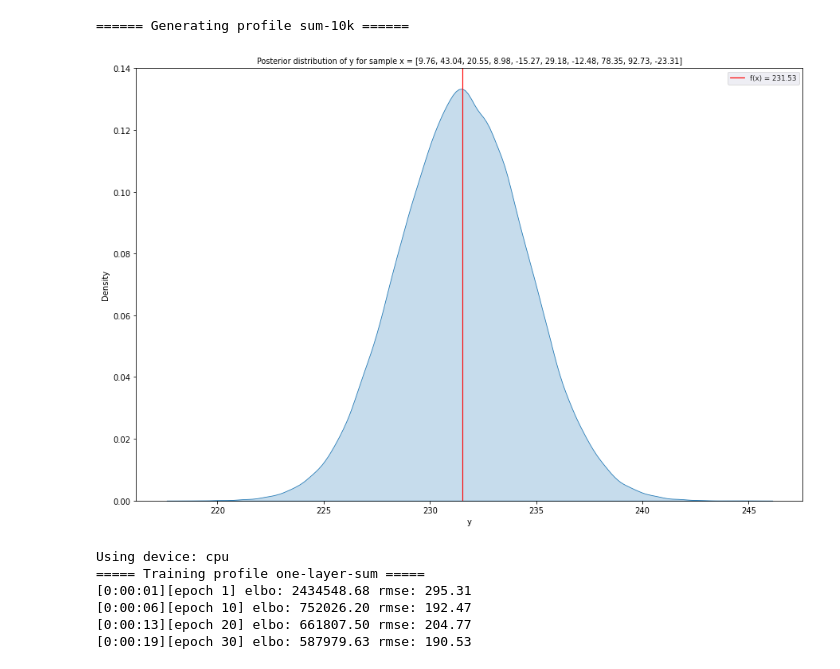
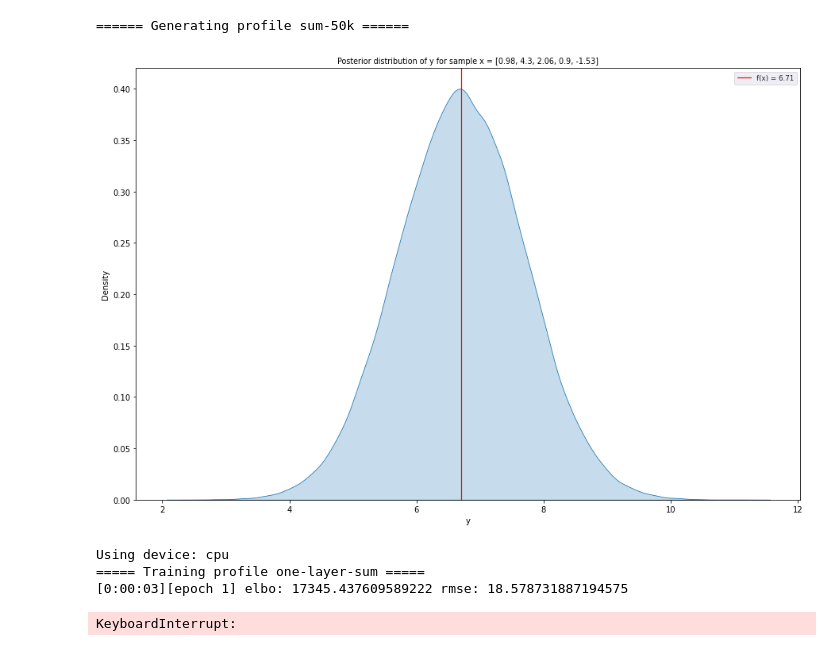
Before and after one commit to alvarhonsi/master-pipeline, a Jupyter notebook: test_pipeline.ipynb, the cells around one changed output. Cells and saved outputs as stored; diff of their text form; code cells hidden in the pictures.

```diff
--- a/test_pipeline.ipynb
+++ b/test_pipeline.ipynb
@@ -6,7 +6,7 @@ from modules.config import read_config
 import torch
 # %%
 BASE_DIR = "./experiments/model-test"
-PROFILE = "one-layer-sum"
+PROFILE = "no-layer-sum"
 # %%
 configs = read_config(f"{BASE_DIR}/config.ini")
 dataset_configs = read_config(f"{BASE_DIR}/dataset_config.ini")
@@ -15,21 +15,21 @@ config = configs[PROFILE]
 NAME = config["NAME"]
 dataset_config = dataset_configs[config["DATASET"]]
 # %%
-GENERATE = False
+GENERATE = True
 TRAIN = True
-EVAL = False
+EVAL = True
 # %%
-generate.gen(dataset_config, f"{BASE_DIR}/datasets")
+if GENERATE:
+    generate.gen(dataset_config, f"{BASE_DIR}/datasets")
 # %% [output]
-====== Generating profile sum-10k ======
+====== Generating profile sum-50k ======
-[figure, old version]
+[figure, new version]
 # %%
-train.train(config, f"{BASE_DIR}")
+if TRAIN:
+    train.train(config, f"{BASE_DIR}")
 # %% [output]
 Using device: cpu
 ===== Training profile one-layer-sum =====
-[0:00:01][epoch 1] elbo: 2434548.68 rmse: 295.31
-[0:00:06][epoch 10] elbo: 752026.20 rmse: 192.47
-[0:00:13][epoch 20] elbo: 661807.50 rmse: 204.77
-[0:00:19][epoch 30] elbo: 587979.63 rmse: 190.53
+[0:00:03][epoch 1] elbo: 17345.437609589222 rmse: 18.578731887194575
+KeyboardInterrupt:
 # %%
```
Also changed, not shown: parts of 1 cell of this notebook, 3 other files.
